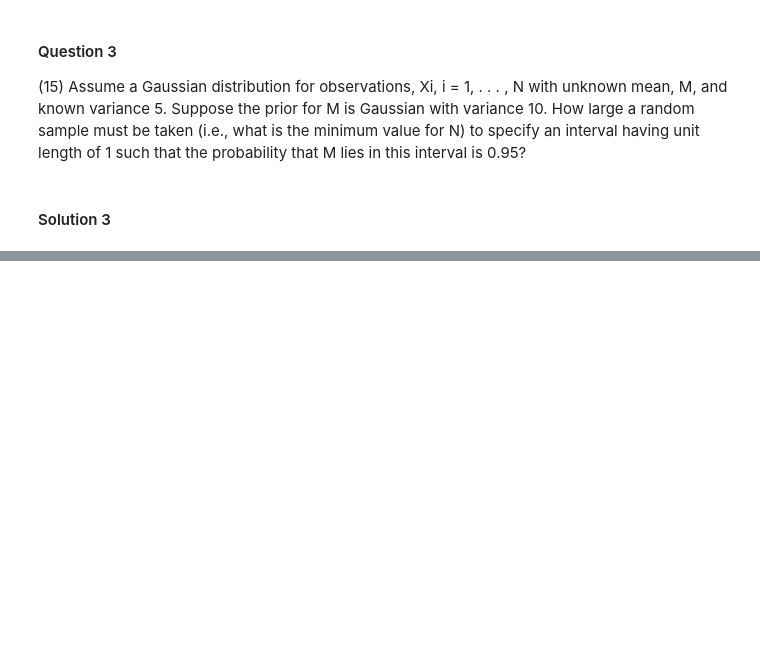
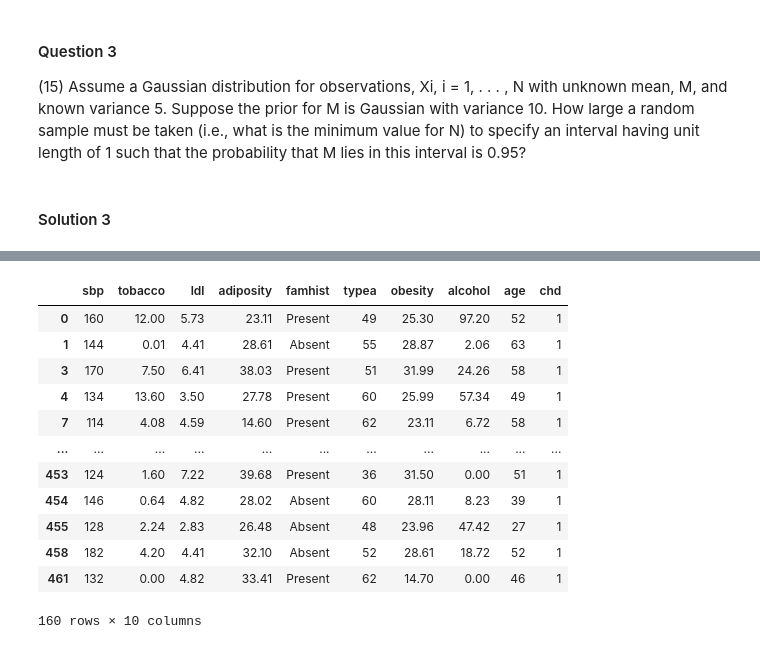
Before and after one commit to hyunsukr/DS6040-Bayesian-Machine-Learning, a Jupyter notebook: Module1/hw1.ipynb, the cells around one changed output, grey strips where cells are left out. Saved outputs shown, nothing was run; the diff lists cells and outputs as text; code cells hidden in the pictures; blank space fills up the shorter version.

```diff
--- a/Module1/hw1.ipynb
+++ b/Module1/hw1.ipynb
@@ -209,0 +291,17 @@ the probability that M lies in this interval is 0.95?
+# %%
+has_cor = cor_heart[cor_heart["chd"] == 1]
+has_cor
+# %% [output]
+|  | sbp | tobacco | ldl | adiposity | famhist | typea | obesity | alcohol | age | chd |
+| 0 | 160 | 12.00 | 5.73 | 23.11 | Present | 49 | 25.30 | 97.20 | 52 | 1 |
+| 1 | 144 | 0.01 | 4.41 | 28.61 | Absent | 55 | 28.87 | 2.06 | 63 | 1 |
+| 3 | 170 | 7.50 | 6.41 | 38.03 | Present | 51 | 31.99 | 24.26 | 58 | 1 |
+| 4 | 134 | 13.60 | 3.50 | 27.78 | Present | 60 | 25.99 | 57.34 | 49 | 1 |
+| 7 | 114 | 4.08 | 4.59 | 14.60 | Present | 62 | 23.11 | 6.72 | 58 | 1 |
+| ... | ... | ... | ... | ... | ... | ... | ... | ... | ... | ... |
+| 453 | 124 | 1.60 | 7.22 | 39.68 | Present | 36 | 31.50 | 0.00 | 51 | 1 |
+| 454 | 146 | 0.64 | 4.82 | 28.02 | Absent | 60 | 28.11 | 8.23 | 39 | 1 |
+| 455 | 128 | 2.24 | 2.83 | 26.48 | Absent | 48 | 23.96 | 47.42 | 27 | 1 |
+| 458 | 182 | 4.20 | 4.41 | 32.10 | Absent | 52 | 28.61 | 18.72 | 52 | 1 |
+| 461 | 132 | 0.00 | 4.82 | 33.41 | Present | 62 | 14.70 | 0.00 | 46 | 1 |
+160 rows × 10 columns
```
Also changed, not shown: parts of 11 cells of this notebook.
